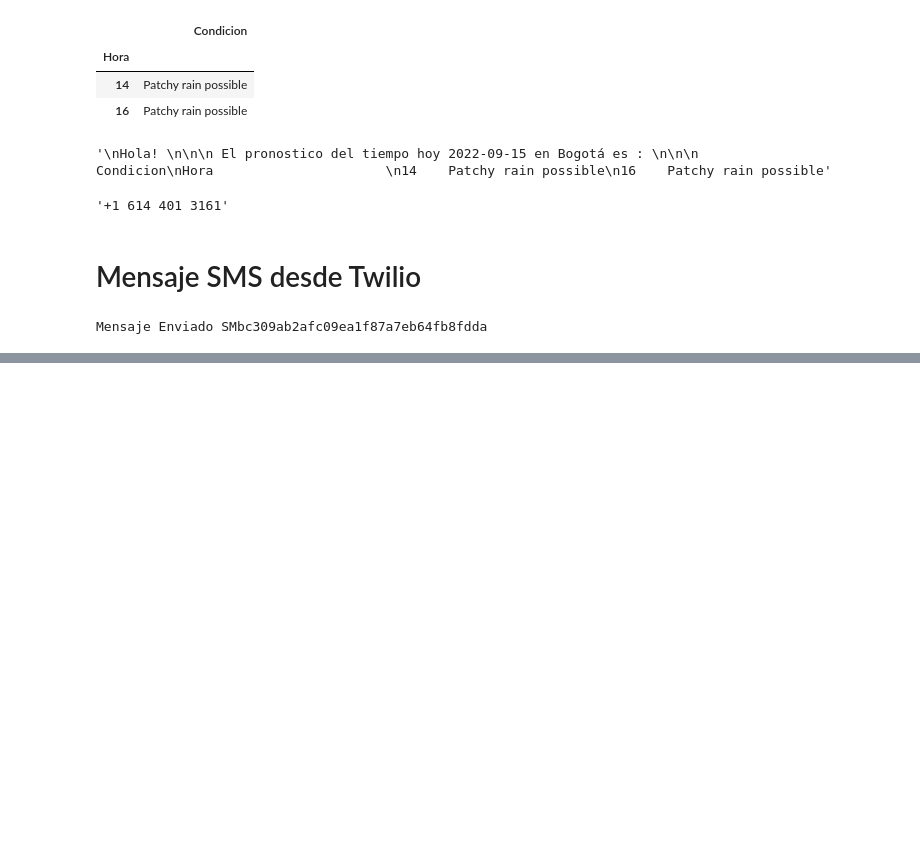
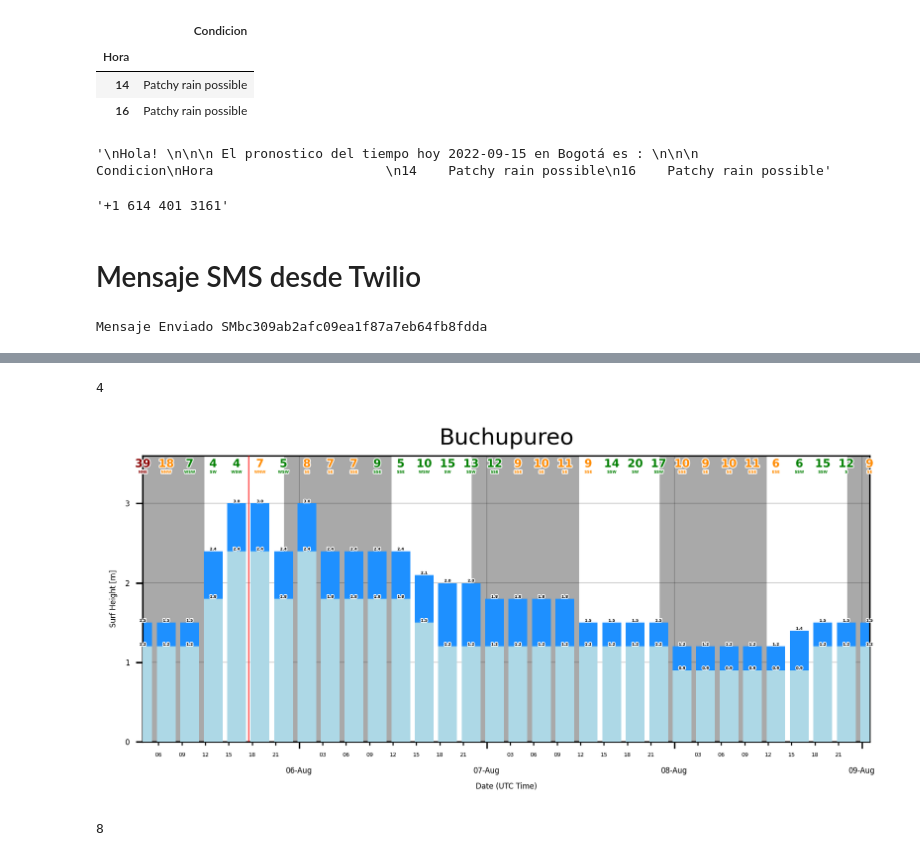
Before and after one commit to loyolahernandez/Data_Engineer_AWS, a Jupyter notebook: Proyecto1/Mensajes_Twilio.ipynb, the cells around one changed output, grey strips where cells are left out. Cells and saved outputs as stored; diff of their text form; code cells hidden in the pictures; blank space fills up the shorter version.

```diff
--- a/Proyecto1/Mensajes_Twilio.ipynb
+++ b/Proyecto1/Mensajes_Twilio.ipynb
@@ -245,3 +245,16 @@ Mensaje Enviado SMbc309ab2afc09ea1f87a7eb64fb8fdda
 
 
 <img src="WhatsApp Image 2022-09-13 at 9.12.18 AM.jpeg" width="200" height="200" />
+# %%
+import pysurfline
+
+# spotId Buchupureo
+spotId = "640a4d90e92030fa8aa15c69"
+
+spotforecasts = pysurfline.get_spot_forecasts(
+    spotId,
+    days=4,
+    intervalHours=3,
+)
+
+df = spotforecasts.get_dataframe()
@@ -247,0 +271,12 @@ Mensaje Enviado SMbc309ab2afc09ea1f87a7eb64fb8fdda
+# %%
+df['timestamp_dt'][0].hour
+# %% [output]
+4
+# %%
+pysurfline.plot_surf_report(
+    spotforecasts,
+    barLabels=True,
+    wind = True
+)
+# %% [output]
+[figure, added]
@@ -247,0 +289,4 @@ Mensaje Enviado SMbc309ab2afc09ea1f87a7eb64fb8fdda
+# %%
+sunrise
+# %% [output]
+8
```
Also changed, not shown: parts of 6 cells of this notebook.
